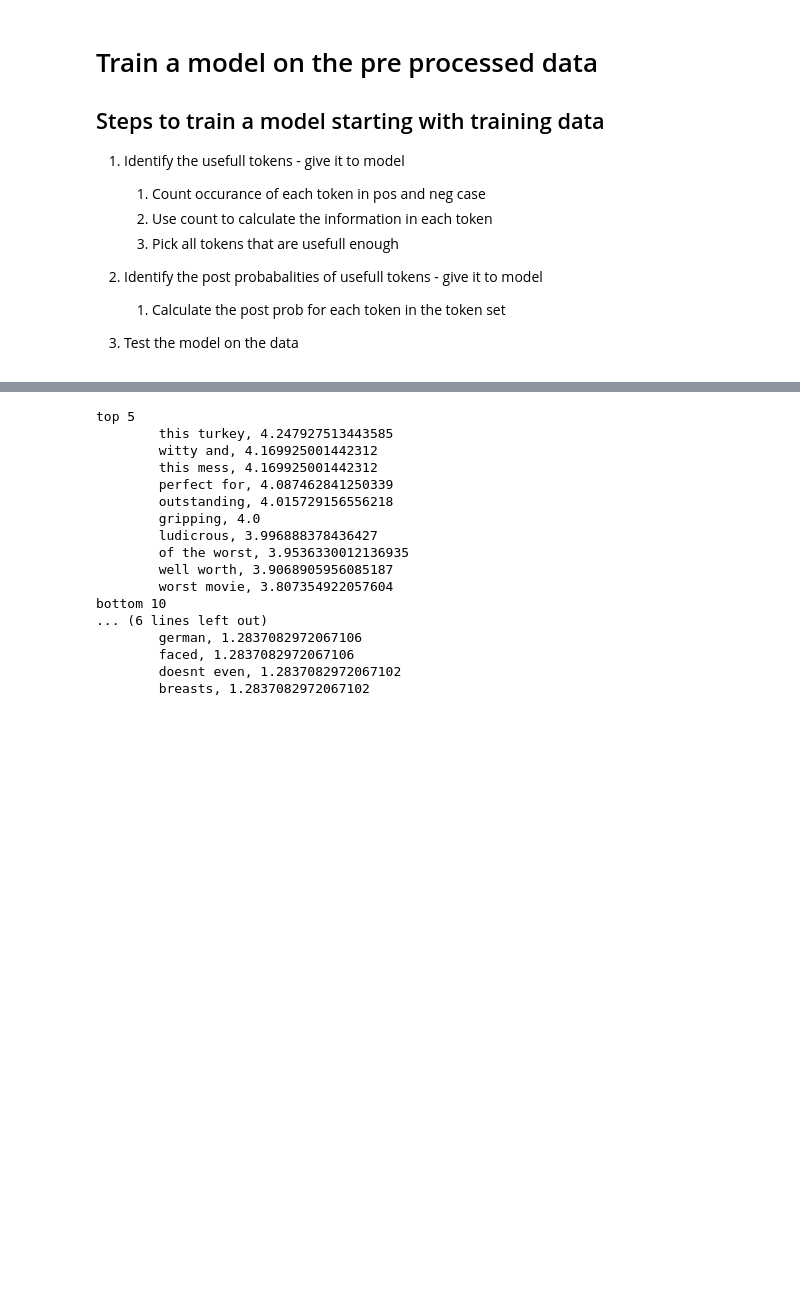
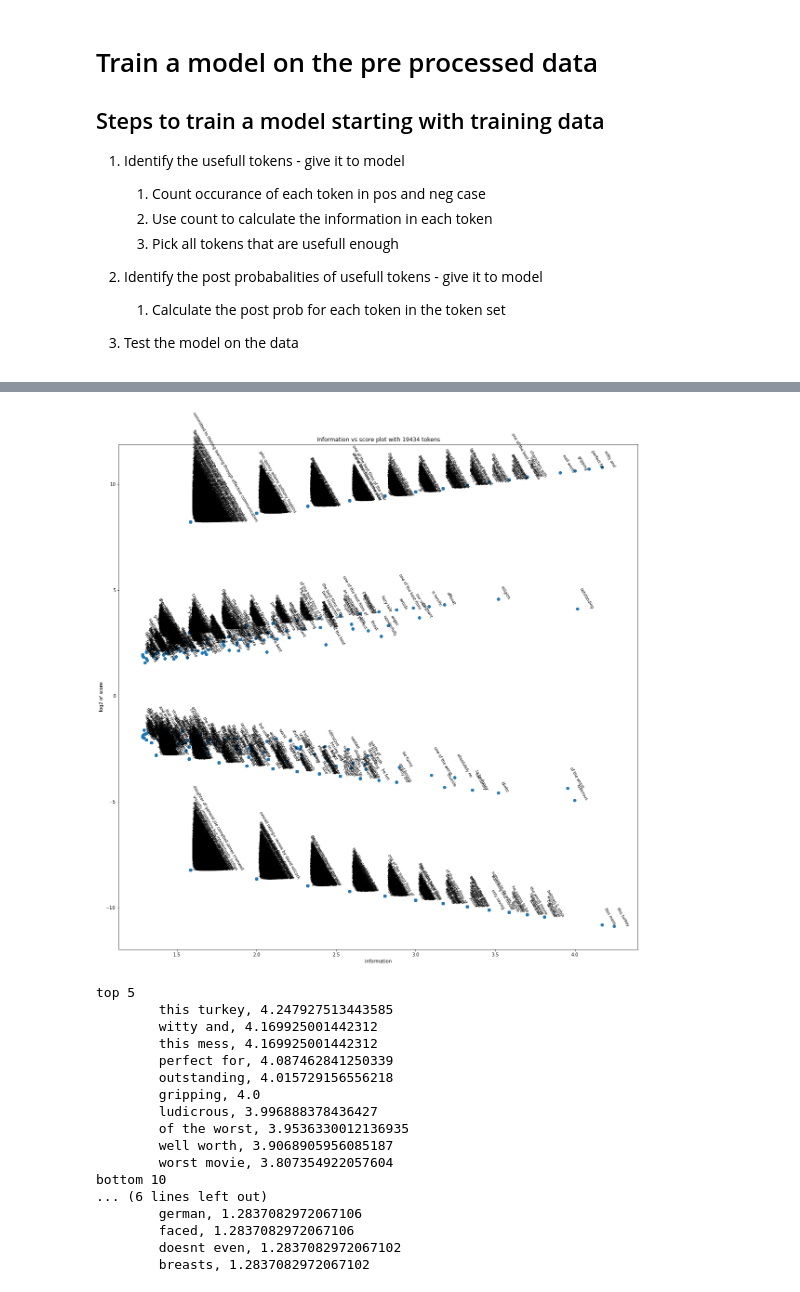
Before and after one commit to RK22000/Rahuls-Another-Motion-Picture-Review-Classifier, a Jupyter notebook: MPRC.ipynb, the cells around one changed output, grey strips where cells are left out. Saved outputs shown, nothing was run; the diff lists cells and outputs as text; code cells hidden in the pictures; blank space fills up the shorter version.

```diff
--- a/MPRC.ipynb
+++ b/MPRC.ipynb
@@ -245,3 +284,21 @@ trainer = BCTrainer(train_set=train_set, preprocesser=data_preprocess)
+# %%
+import math
+def prob_plot():
+    utility = trainer.token_utility
+    probs = trainer.model.token_probs
+    x, y, text = zip(*(  (utility[token], math.log2(probs[token][0]/probs[token][1]), token ) for token in probs.keys() ) )
+    plt.figure(figsize=(20, 20))
+    plt.scatter(x, y)
+    for xi, yi, ti in zip(x, y, text):
+        rot = -60
+        plt.text(xi+0.01, yi+0.01, ti, fontsize='small', rotation=rot)
+    plt.title(f"Information vs score plot with {len(x)} tokens")
+    plt.xlabel("information")
+    plt.ylabel("log2 of score")
+
+prob_plot()
+# %% [output]
+[figure, added]
 # %%
 n = 10
 print(f"top {5}")
```
Also changed, not shown: parts of 1 cell of this notebook.
